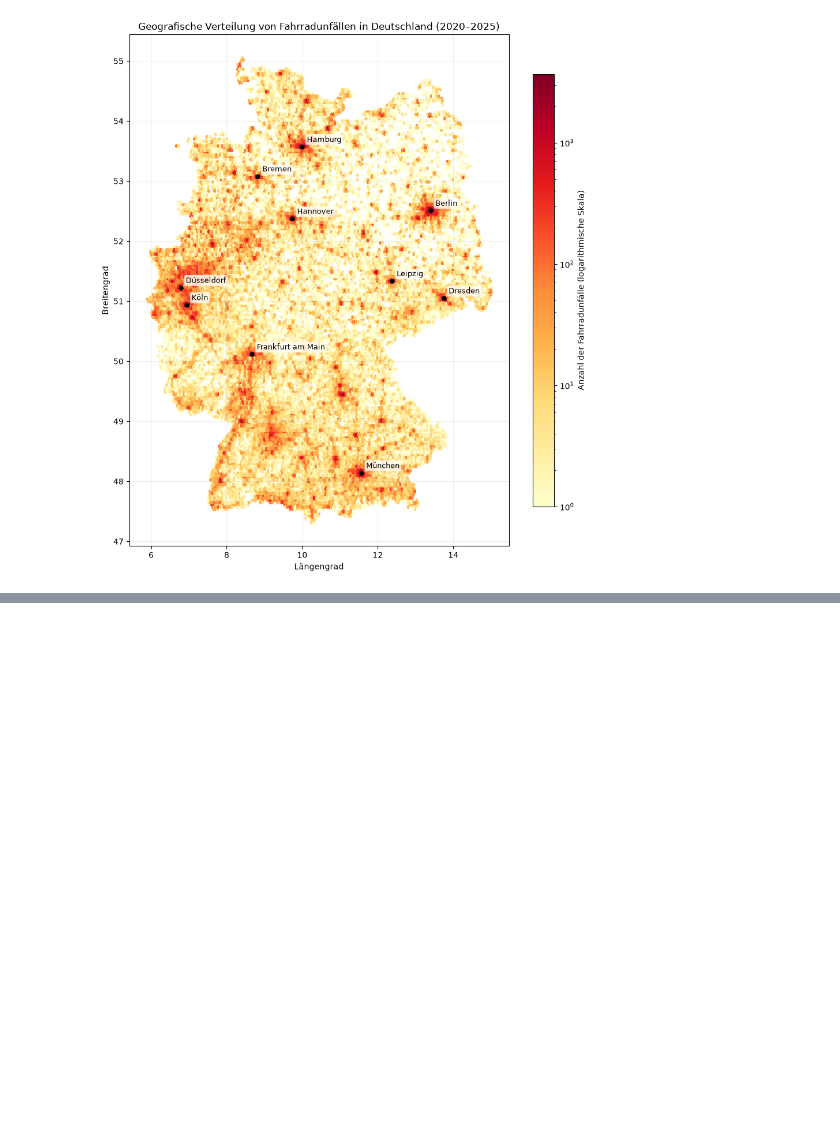
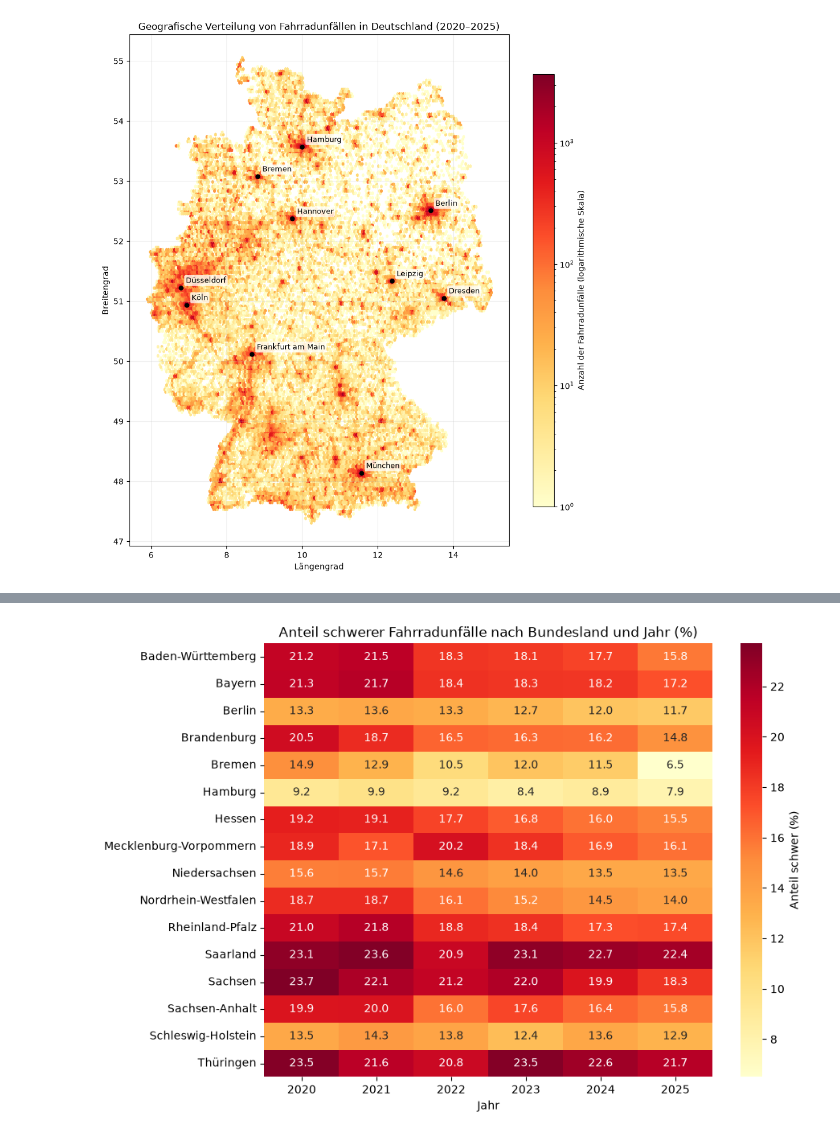
Before and after one commit to RogovaNatalia/Unfallorte_Projekt, a Jupyter notebook: analyse.ipynb, the cells around one changed output, grey strips where cells are left out. Saved outputs shown, nothing was run; the diff lists cells and outputs as text; code cells hidden in the pictures; blank space fills up the shorter version.

```diff
--- a/analyse.ipynb
+++ b/analyse.ipynb
@@ -566,0 +631,22 @@ plt.tight_layout();
+# %%
+df_rad["schwer"] = df_rad["UKATEGORIE"].isin([1, 2]).astype(int)
+
+dynamik_bundesland = (
+    df_rad.groupby(["UJAHR", "Bundesland"])
+    .agg(
+        Anzahl_Unfaelle=("schwer", "size"),
+        Schwere_Unfaelle=("schwer", "sum"),
+        Anteil_Schwer_Prozent=("schwer", "mean")
+    )
+    .reset_index()
+)
+
+dynamik_bundesland["Anteil_Schwer_Prozent"] *= 100
+
+tabelle_dynamik = dynamik_bundesland.pivot(
+    index="Bundesland",
+    columns="UJAHR",
+    values="Anteil_Schwer_Prozent"
+).sort_index(axis=1).round(1)
+
+tabelle_dynamik
@@ -566,0 +672,8 @@ plt.tight_layout();
+# %%
+fig, ax = plt.subplots(figsize=(9, 7))
+sns.heatmap(tabelle_dynamik, annot=True, fmt=".1f", cmap="YlOrRd", cbar_kws={"label": "Anteil schwer (%)"}, ax=ax)
+ax.set_title("Anteil schwerer Fahrradunfälle nach Bundesland und Jahr (%)")
+ax.set_xlabel("Jahr")
+ax.set_ylabel("");
+# %% [output]
+[figure, added]
```
Also changed, not shown: parts of 9 cells of this notebook.
